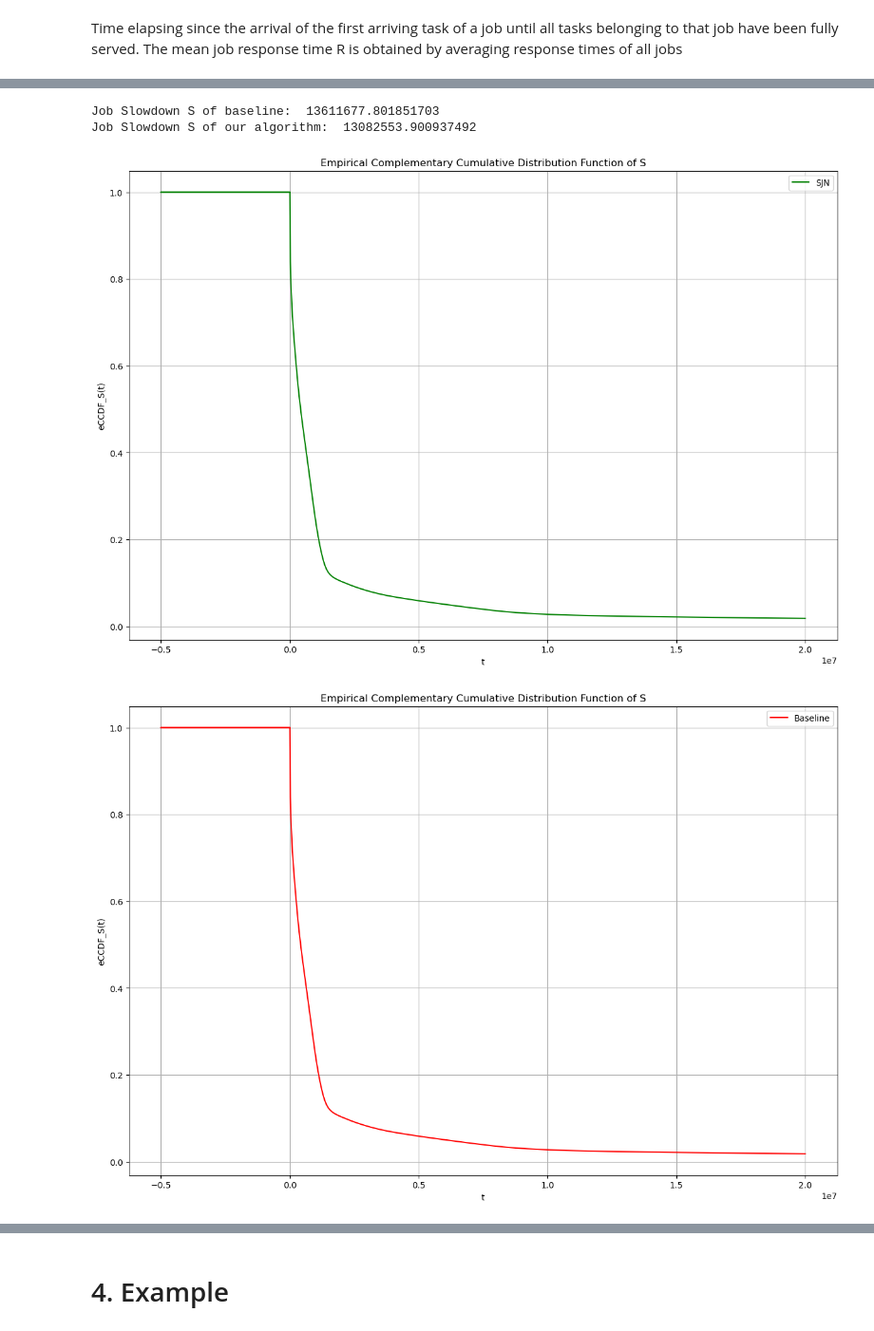
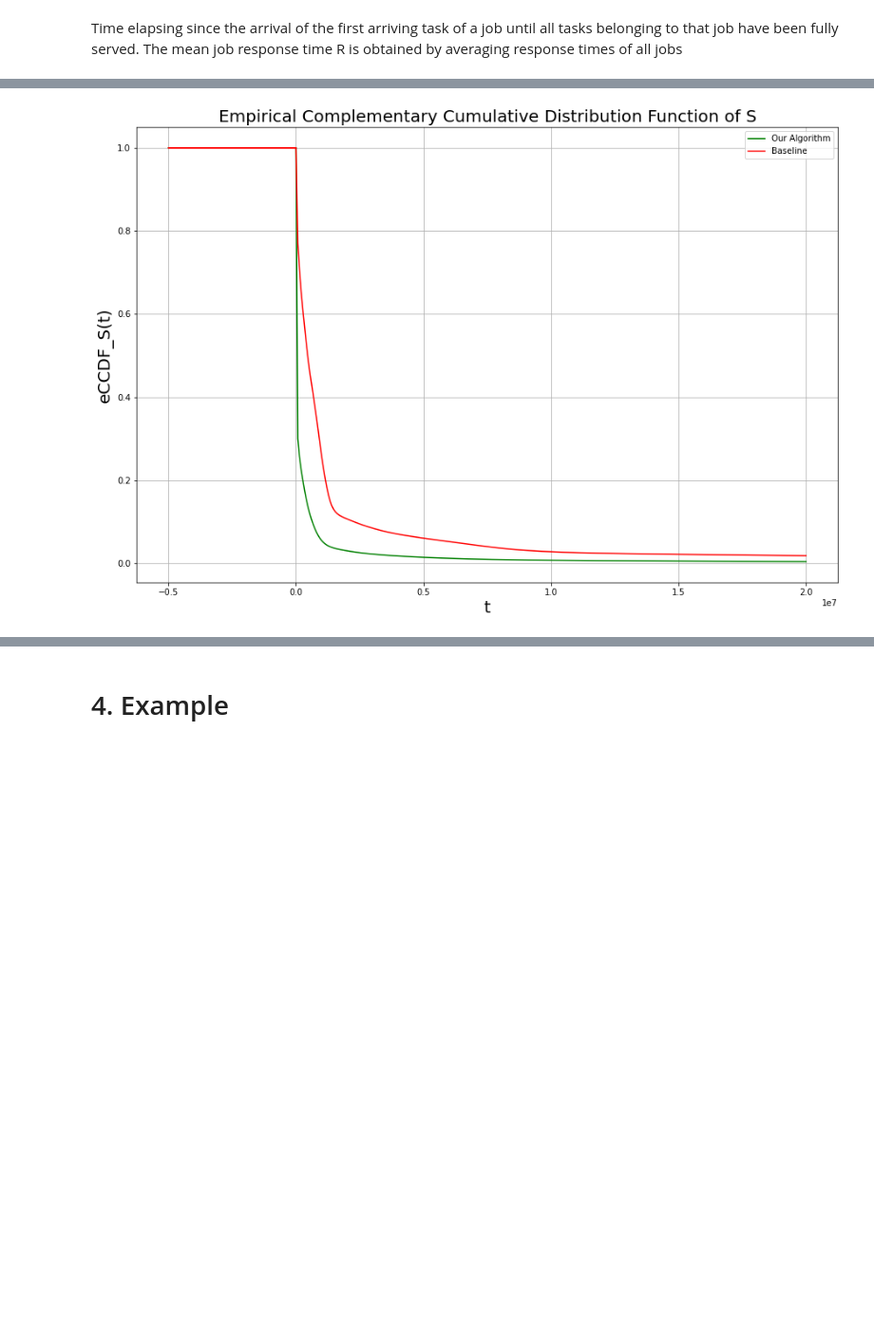
Before and after one commit to maryyyyna/Networking-for-Big-Data-and-Laboratory, a Jupyter notebook: CH2_DataCenter.ipynb, the cells around one changed output, grey strips where cells are left out. Shown at 95% size. Saved outputs shown, nothing was run; the diff lists cells and outputs as text; code cells hidden in the pictures; blank space fills up the shorter version.

```diff
--- a/CH2_DataCenter.ipynb
+++ b/CH2_DataCenter.ipynb
@@ -7,5 +11,5 @@ import matplotlib.pyplot as plt
 # %%
-tasks_dataframe = pd.read_csv('/home/michele/Desktop/Data Science/NBD/DC/HW2/Cell_a.csv')
+tasks_dataframe = pd.read_csv(r"C:\Users\Marina\OneDrive\Desktop\Cell_a.csv")
 # %% [markdown]
 # 1. Dataset Analysis ( aggiungere IMA)
 # %%
@@ -277,0 +327,18 @@ Job Mean Response Time R of our algorithms: 189813.82603286018
+# %%
+# Job slowdown S of the baseline
+job_slowdown_jobs_baseline = []
+for job_id, max_time in max_times_baseline.items():
+    service_time = service_times_baseline.get(job_id)
+    job_slowdown_jobs_baseline.append(max_time/service_time)
+
+job_slowdown_S_baseline = np.mean(job_slowdown_jobs_baseline)
+print("Job Slowdown S of baseline: ", job_slowdown_S_baseline)
+
+# Job slowdown S of our algorithm
+job_slowdown_jobs_our_algorithm = []
+for job_id, max_time in max_times_our_algorithm.items():
+    service_time = service_times_our_algorithm.get(job_id)
+    job_slowdown_jobs_our_algorithm.append(max_time/service_time)
+
+job_slowdown_S_our_algorithm= np.mean(job_slowdown_jobs_our_algorithm)
+print("Job Slowdown S of our algorithm: ", job_slowdown_S_our_algorithm)
@@ -326,53 +417,17 @@ mean job slowdown S is obtained by averaging slowdown values of all jobs.
-# %%
-job_slowdown_jobs_baseline = []
-
-
-for job_id, max_time in max_times_baseline.items():
-    service_time = service_times_baseline.get(job_id)
-    job_slowdown_jobs_baseline.append(max_time/service_time)
-
-job_slowdown_S_baseline = np.mean(job_slowdown_jobs_baseline)
-print("Job Slowdown S of baseline: ", job_slowdown_S_baseline)
-
-
-job_slowdown_jobs_SJN = []
-for job_id, max_time in max_times_SJN.items():
-    service_time = service_times_SJN.get(job_id)
-    job_slowdown_jobs_SJN.append(max_time/service_time)
-
-job_slowdown_S_SJN = np.mean(job_slowdown_jobs_SJN)
-print("Job Slowdown S of our algorithm: ", job_slowdown_S_SJN)
-# %% [output]
-Job Slowdown S of baseline:  13611677.801851703
-Job Slowdown S of our algorithm:  13082553.900937492
 # %%
-times_plot = [-10**i/2 for i in range(3,8)]+list(np.linspace(0, 10**7*2, 1000))
+times_plot = [-10**i/2 for i in range(3,8)]+list(np.linspace(0, 10**7*2, 300))
 
-emp_slowdown_SJN = Parallel(n_jobs=num_cores)(delayed(eCCDF)( job_slowdown_jobs_SJN , i ) for i in times_plot)
+emp_slowdown_our_algorithm = Parallel(n_jobs=num_cores)(delayed(eCCDF)(job_slowdown_jobs_our_algorithm , i ) for i in times_plot)
 emp_slowdown_baseline = Parallel(n_jobs=num_cores)(delayed(eCCDF)( job_slowdown_jobs_baseline , i ) for i in times_plot)
 
-#########################################
-# FARLO SIA PER BASELINE CHE PER NOSTRO #
-########################################
 plt.figure(figsize=(15, 10))
-plt.plot(times_plot, emp_slowdown_SJN,'g', label='SJN')
-#plt.scatter(times_plot, emp_slowdown, marker='*')
+plt.plot(times_plot, emp_slowdown_our_algorithm,'g', label='Our Algorithm')
+plt.plot(times_plot, emp_slowdown_baseline,'r', label='Baseline')
 plt.grid()
-plt.xlabel('t')
-plt.ylabel('eCCDF_S(t)')
-plt.title('Empirical Complementary Cumulative Distribution Function of S')
+plt.xlabel('t', fontsize = 20)
+plt.ylabel('eCCDF_S(t)', fontsize = 20)
+plt.title('Empirical Complementary Cumulative Distribution Function of S', fontsize = 20)
 plt.legend()
 plt.show()
-
-plt.figure(figsize=(15, 10))
-plt.plot(times_plot, emp_slowdown_SJN,'r', label='Baseline')
-#plt.scatter(times_plot, emp_slowdown, marker='*')
-plt.grid()
-plt.xlabel('t')
-plt.ylabel('eCCDF_S(t)')
-plt.title('Empirical Complementary Cumulative Distribution Function of S')
-plt.legend()
-plt.show()
 # %% [output]
-[figure, old version]
+[figure, new version]
-[figure, removed]
```
Also changed, not shown: parts of 50 cells of this notebook.
